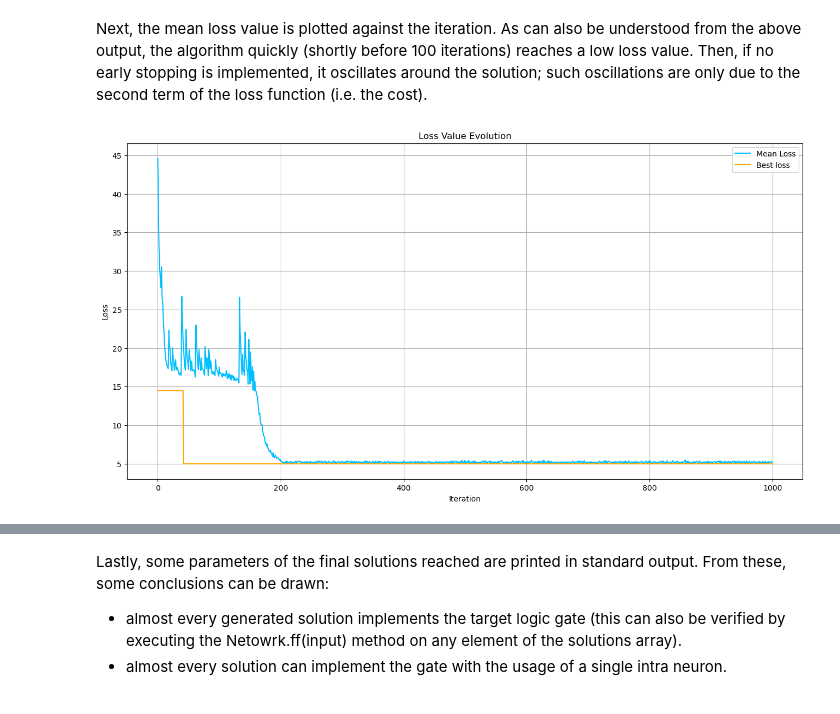
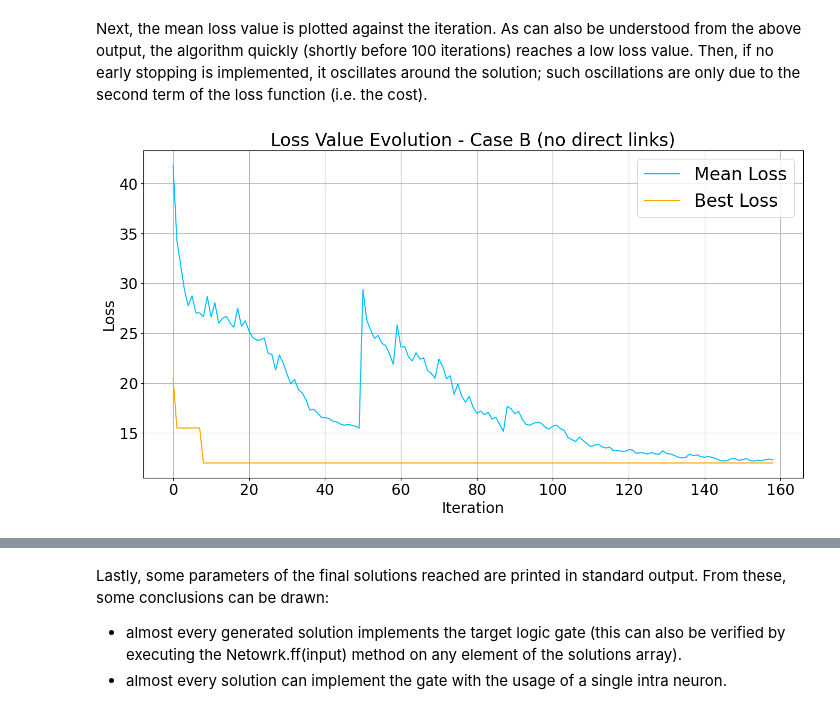
Before and after one commit to pietromalagoli/NeuronEvolution, a Jupyter notebook: Perceptron/xor.ipynb, the cells around one changed output, grey strips where cells are left out. Cells and saved outputs as stored; diff of their text form; code cells hidden in the pictures.

Commit message:
Thesis: better plots for Perceptron experiment

```diff
--- a/Perceptron/xor.ipynb
+++ b/Perceptron/xor.ipynb
@@ -9,9 +9,19 @@ import matplotlib.pyplot as plt
 from pprint import pprint
 import graph_tool as gt
 from graph_tool.all import *
+import copy
 
 import network as n
 
 # Set the seed for random generations
 np.random.seed(12345)
+plt.rcParams.update({
+    'font.size': 24,
+    'axes.titlesize': 24,
+    'axes.labelsize': 20,
+    'xtick.labelsize': 20,
+    'ytick.labelsize': 20,
+    'legend.fontsize': 24,
+    'figure.titlesize': 24
+})
 # %% [output]
@@ -35,7 +45,7 @@ par = {'Sk_range': [1,2,3,4,5],                  # define the possible value for
        'J_mutation_radius': 0.1,                 # standard deviation of the normal distribution used to sample the mutation value for J.
        'N_sol': 200,                             # Set the number of solutions.
        'n_iter': 1000,                          # Number of iterations of the algorithm.
-       'longLinks': True,                        # parameter of initJ(). default to True. If True, the input layer neurons can link directly to the output neuron. If false, they can link only to the hidden layer.
+       'longLinks': False,                        # parameter of initJ(). default to True. If True, the input layer neurons can link directly to the output neuron. If false, they can link only to the hidden layer.
                                                  # This was added because the definition of NN would have layers only linked to the layers just before and after.
        'n_early_stop': 1}                        # Maximum number of offsprings that are to be generated to trigger early stopping.
 # %% [markdown]
@@ -78,7 +88,7 @@ A couple of comments about this procedure:
 # %% [markdown]
 In the following cell the algorithm is executed, using the above-defined parameters set, par. In standard output is printed number of generated offsprings at each 100 iterations.
 # %%
-solutions, Fmean_values, Svalues, bestLs = n.evolution(par,verb=1,early_stop=False)   # if executed with verb=2, the number of children is printed each 10 iterations.
+sols, Lmeans, Svals, bestLvalues = n.evolution(par,verb=1,early_stop=True)   # if executed with verb=2, the number of children is printed each 10 iterations.
 # %% [output]
 Iteration #0...
 # of childs: 66
@@ -103,14 +98,17 @@ Iteration #900...
 # %% [markdown]
 Next, the mean loss value is plotted against the iteration. As can also be understood from the above output, the algorithm quickly (shortly before 100 iterations) reaches a low loss value. Then, if no early stopping is implemented, it oscillates around the solution; such oscillations are only due to the second term of the loss function (i.e. the cost).
 # %%
+case = ['no direct links','direct links']
+label = ['B','A']
 plt.figure(figsize=(16,8))
-plt.plot(Fmean_values,c='deepskyblue',label='Mean Loss')
-plt.plot(bestLs,c='orange',label='Best loss')
-plt.title('Loss Value Evolution')
+plt.plot(Lmeans,c='deepskyblue',label='Mean Loss')
+plt.plot(bestLvalues,c='orange',label='Best Loss')
+plt.title(f'Loss Value Evolution - Case {label[par['longLinks']]} ({case[par['longLinks']]})')
 plt.xlabel('Iteration')
 plt.ylabel('Loss')
 plt.grid(True)
 plt.legend()
+plt.savefig(f'plots/lossPerceptron{label[par['longLinks']]}.png')
 plt.show()
 # %% [output]
-[figure, old version]
+[figure, new version]
```
Also changed, not shown: parts of 10 cells of this notebook, 5 other files.
